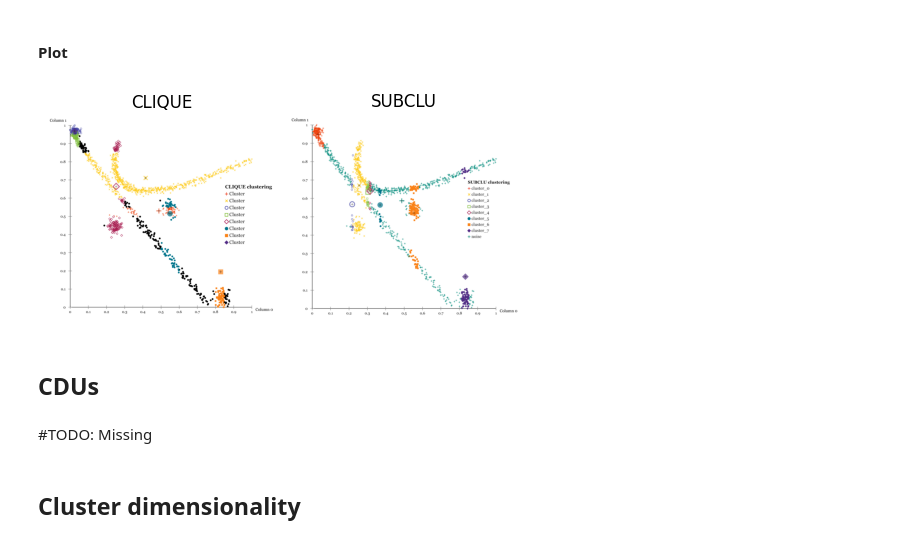
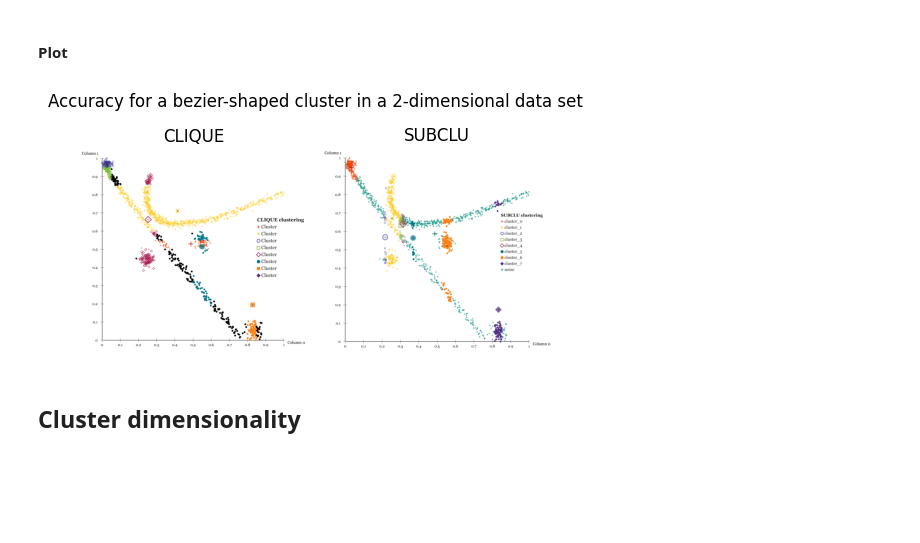
Before and after one commit to henrikdchristensen/SDU-Data-Mining-Exam, a Jupyter notebook: evaluation.ipynb, the cells around one changed output. Drawn from its saved outputs; the diff is of its cells as text; code cells hidden in the pictures; blank space fills up the shorter version.

```diff
--- a/evaluation.ipynb
+++ b/evaluation.ipynb
@@ -234,32 +243,31 @@ CLIQUE:
 # %%
 import matplotlib.pyplot as plt
 import matplotlib.image as mpimg
 
 # Load images
 clique_img = mpimg.imread('data-generator/datasets/artificalCluster/accuracy/bezier/clique/plot.png')
 subclu_img = mpimg.imread('data-generator/datasets/artificalCluster/accuracy/bezier/subclu/plot.png')
 
 # Figure with subplots
 fig, axs = plt.subplots(1, 2, figsize=(5, 4))
 
 # Plot images
 axs[0].imshow(clique_img)
 axs[0].axis('off')
 axs[0].set_title('CLIQUE')
 
 axs[1].imshow(subclu_img)
 axs[1].axis('off')
 axs[1].set_title('SUBCLU')
 
+# Title
+plt.suptitle('Accuracy for a bezier-shaped cluster in a 2-dimensional data set')
+
 # Show plot
-plt.tight_layout()
+plt.tight_layout(rect=[0, 0, 1, 1.25])
 plt.show()
 # %% [output]
-[figure, old version]
+[figure, new version]
-# %% [markdown]
-## CDUs
-# %% [markdown]
-#TODO: Missing
 # %% [markdown]
 ## Cluster dimensionality
 # %% [markdown]
```
Also changed, not shown: parts of 5 cells of this notebook, 5 other files.
